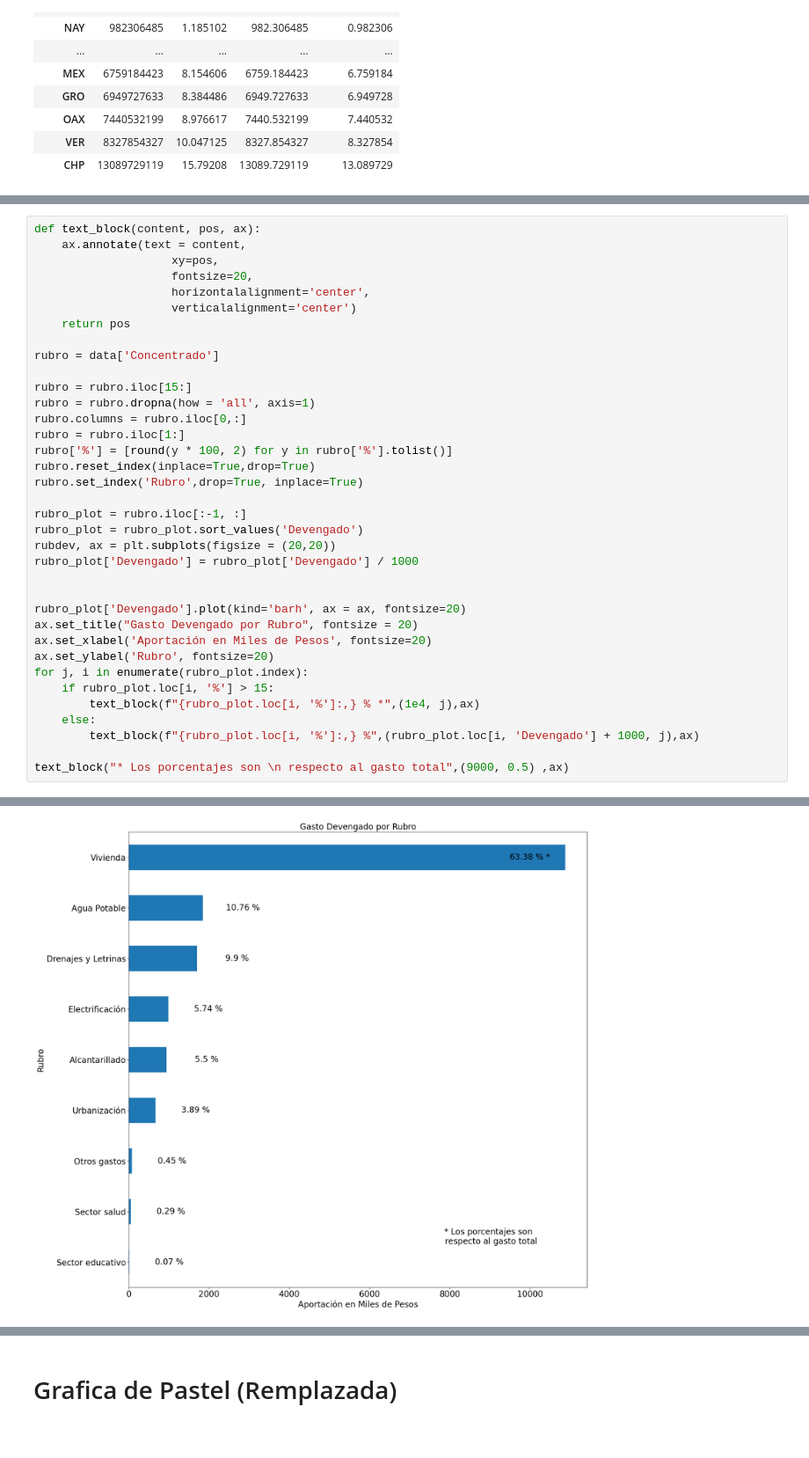
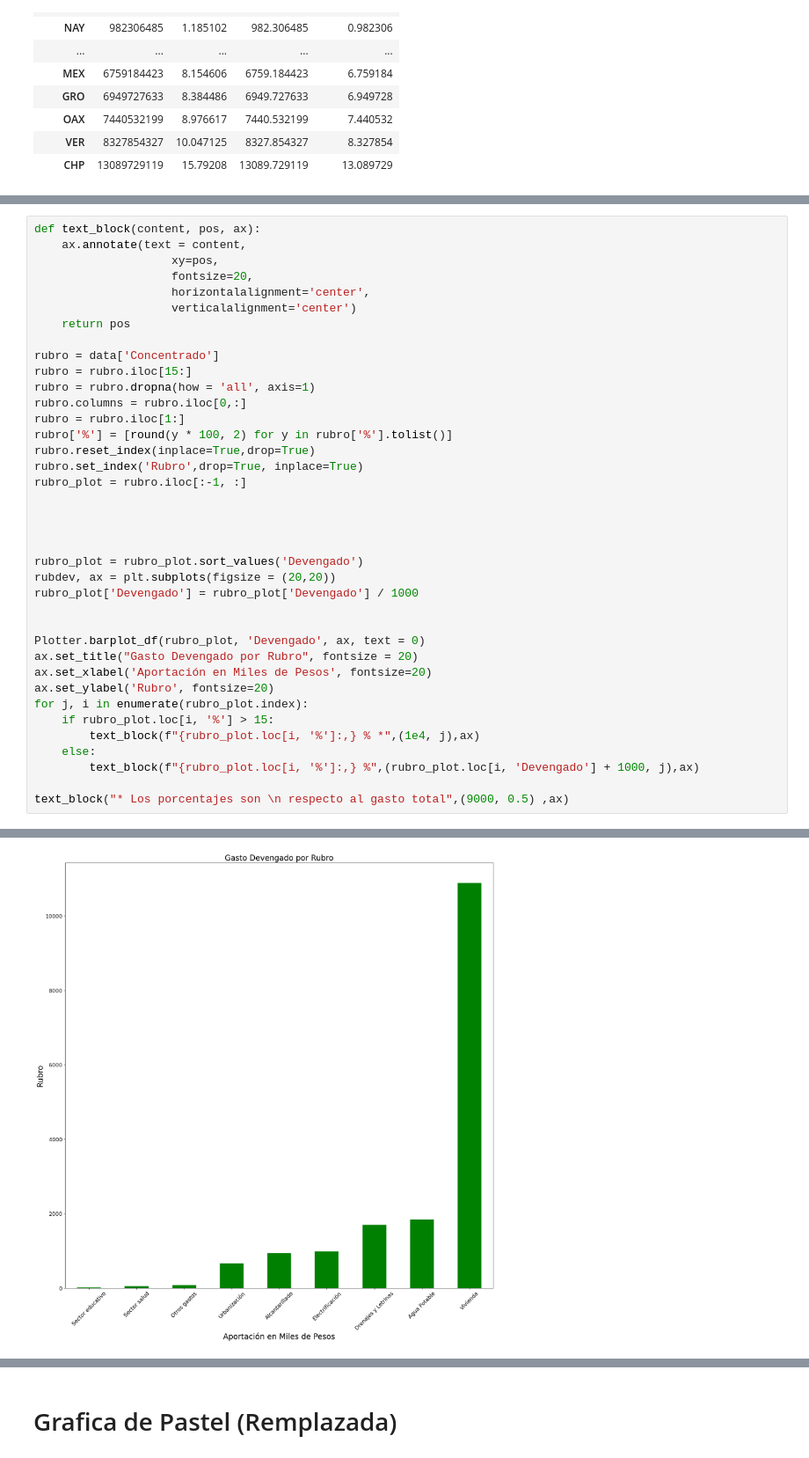
Before and after one commit to Dust1920/Plotter, a Jupyter notebook: articulo_revista.ipynb, the cells around one changed output, grey strips where cells are left out. Shown at 88% size. Cells and saved outputs as stored; diff of their text form.

```diff
--- a/articulo_revista.ipynb
+++ b/articulo_revista.ipynb
@@ -250,34 +166,36 @@ def text_block(content, pos, ax):
                     horizontalalignment='center',
                     verticalalignment='center')
     return pos
 
 rubro = data['Concentrado']
-
 rubro = rubro.iloc[15:]
 rubro = rubro.dropna(how = 'all', axis=1)
 rubro.columns = rubro.iloc[0,:]
 rubro = rubro.iloc[1:]
 rubro['%'] = [round(y * 100, 2) for y in rubro['%'].tolist()]
 rubro.reset_index(inplace=True,drop=True)
 rubro.set_index('Rubro',drop=True, inplace=True)
+rubro_plot = rubro.iloc[:-1, :]
 
-rubro_plot = rubro.iloc[:-1, :]
+
+
+
 rubro_plot = rubro_plot.sort_values('Devengado')
 rubdev, ax = plt.subplots(figsize = (20,20))
 rubro_plot['Devengado'] = rubro_plot['Devengado'] / 1000
 
 
-rubro_plot['Devengado'].plot(kind='barh', ax = ax, fontsize=20)
+Plotter.barplot_df(rubro_plot, 'Devengado', ax, text = 0)
 ax.set_title("Gasto Devengado por Rubro", fontsize = 20)
 ax.set_xlabel('Aportación en Miles de Pesos', fontsize=20)
 ax.set_ylabel('Rubro', fontsize=20)
 for j, i in enumerate(rubro_plot.index):
     if rubro_plot.loc[i, '%'] > 15:
         text_block(f"{rubro_plot.loc[i, '%']:,} % *",(1e4, j),ax)
     else:
         text_block(f"{rubro_plot.loc[i, '%']:,} %",(rubro_plot.loc[i, 'Devengado'] + 1000, j),ax)
 
 text_block("* Los porcentajes son \n respecto al gasto total",(9000, 0.5) ,ax)
 # %% [output]
 (9000, 0.5)
-[figure, old version]
+[figure, new version]
```
Also changed, not shown: parts of 32 cells of this notebook, 3 other files.
